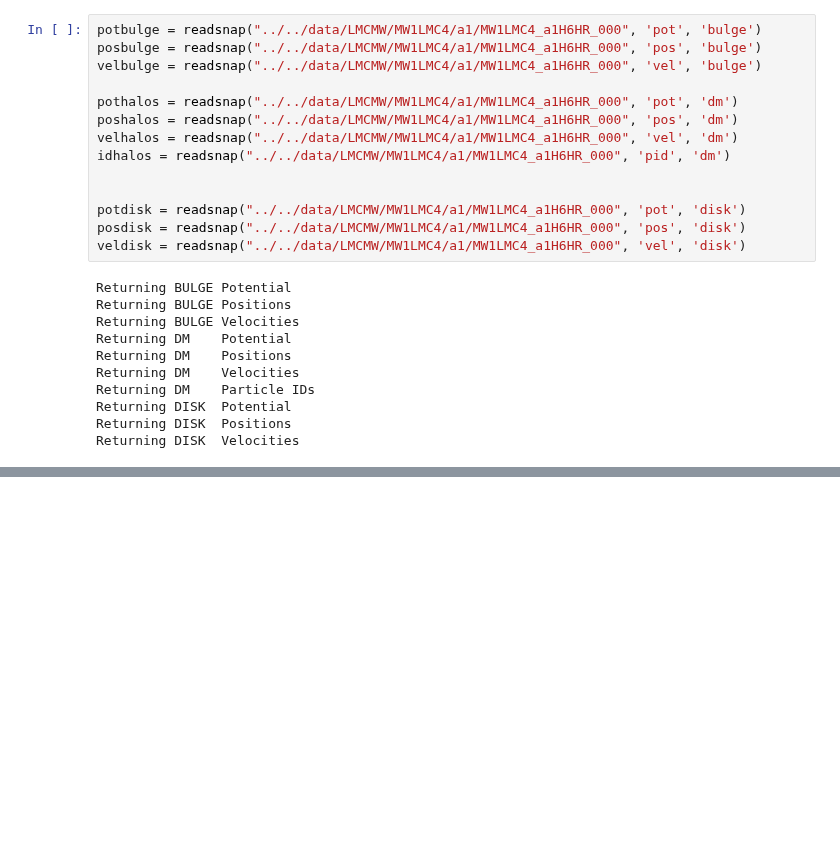
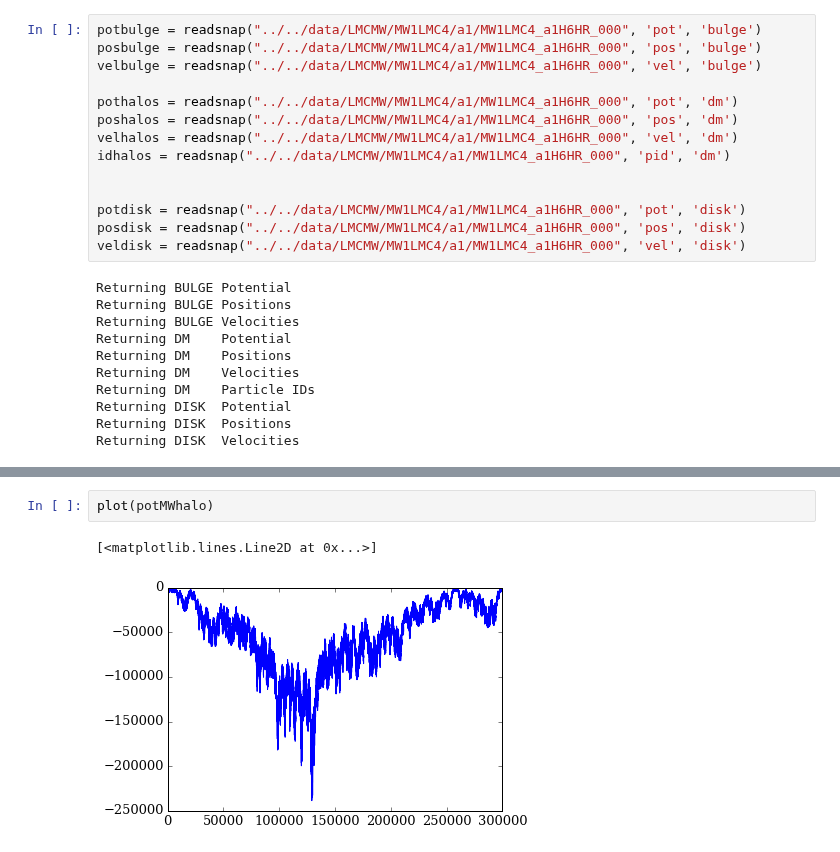
Before and after one commit to jngaravitoc/LMC-MW, a Jupyter notebook: code/CM/CM_method_description.ipynb, the cells around one changed output, grey strips where cells are left out. Saved outputs shown, nothing was run; the diff lists cells and outputs as text; blank space fills up the shorter version.

```diff
--- a/code/CM/CM_method_description.ipynb
+++ b/code/CM/CM_method_description.ipynb
@@ -409,0 +559,5 @@ h = hist2d(X)
+# %%
+plot(potMWhalo)
+# %% [output]
+[<matplotlib.lines.Line2D at 0x...>]
+[figure, added]
```
Also changed, not shown: parts of 36 cells of this notebook.
